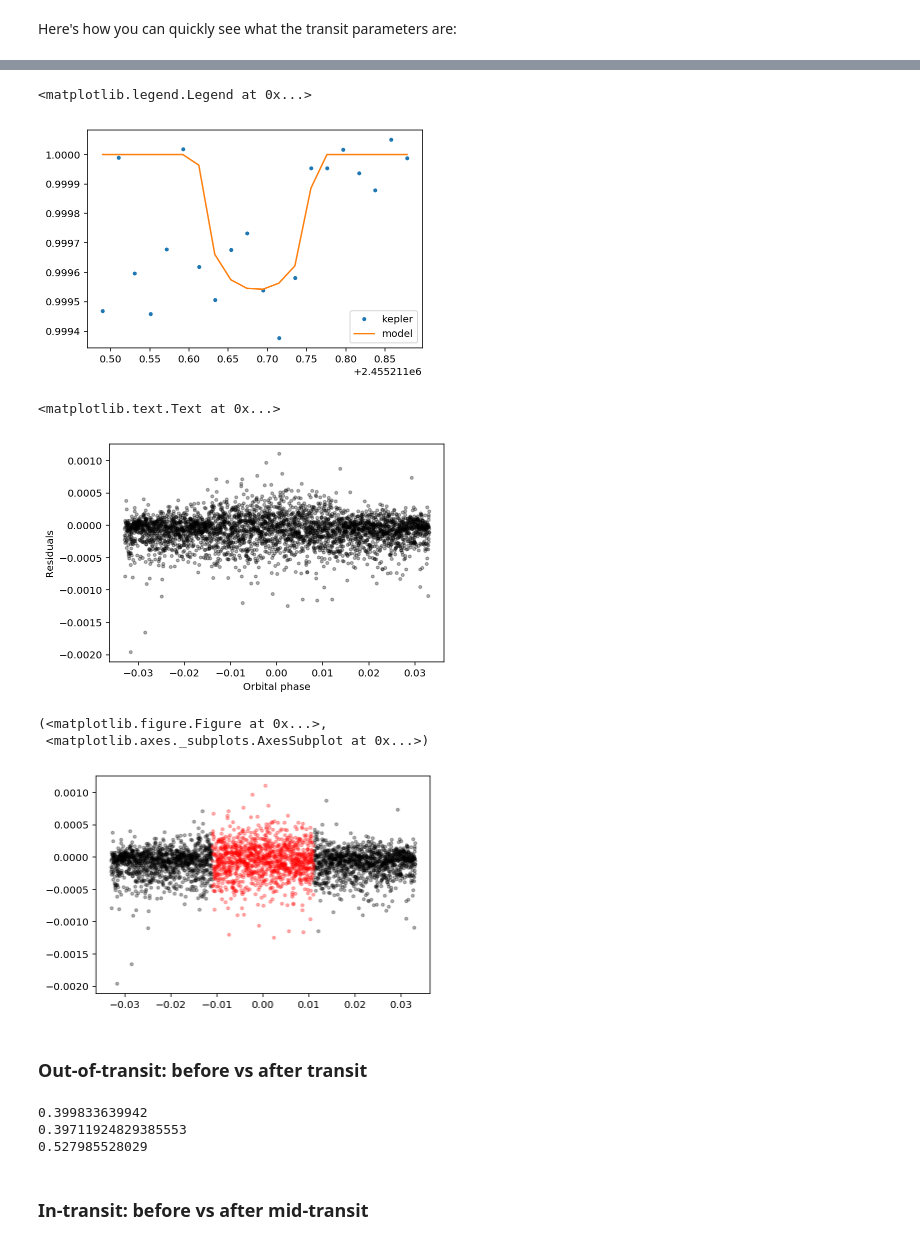
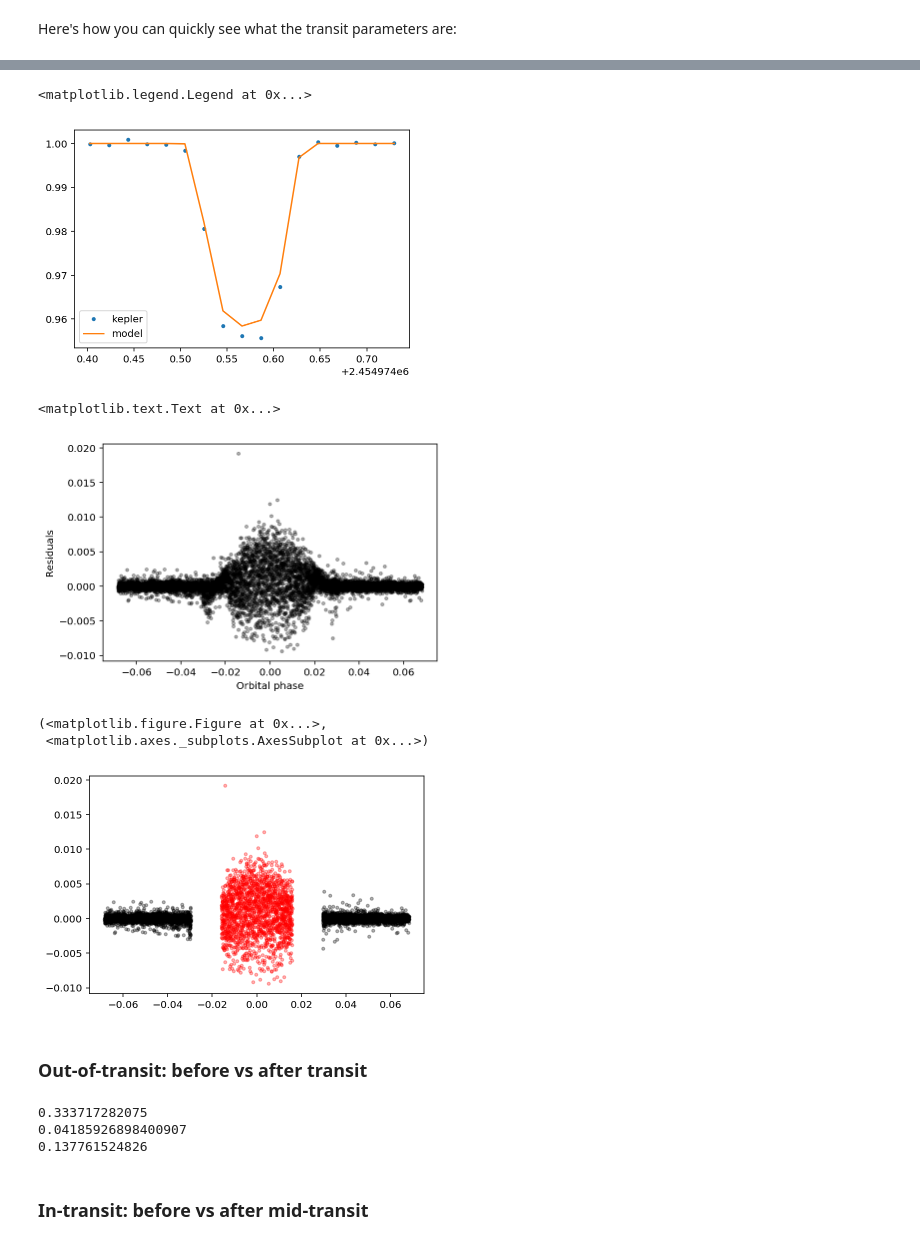
Before and after one commit to bmorris3/salter, a Jupyter notebook: show_lc.ipynb, the cells around one changed output, grey strips where cells are left out. Cells and saved outputs as stored; diff of their text form; code cells hidden in the pictures.

```diff
--- a/show_lc.ipynb
+++ b/show_lc.ipynb
@@ -13,7 +13,7 @@ hdf5_file = h5py.File("data/light_curves.hdf5", 'r')
 # %%
 # Specify a KIC number to get the light curve
 # Here are some numbers to try: 9705459, 10386922, 9651668
-kic_number = 4157325
+kic_number = 9705459#4157325
 whole_lc = LightCurve.from_hdf5(hdf5_file, kic_number)
 
 # Plot the light curve (raw SAP flux)
@@ -69,7 +69,7 @@ plt.plot(sample_transit.times.jd, model, label='model')
 plt.legend()
 # %% [output]
 <matplotlib.legend.Legend at 0x...>
-[figure, old version]
+[figure, new version]
 # %%
 # plot residuals of all transits:
 
@@ -79,17 +79,17 @@ plt.xlabel('Orbital phase')
 plt.ylabel('Residuals')
 # %% [output]
 <matplotlib.text.Text at 0x...>
-[figure, old version]
+[figure, new version]
 # %%
 from salter import Residuals
 
-r = Residuals(transits, whole_lc.params)
+r = Residuals(transits, whole_lc.params, buffer_duration=0.3)
 
 r.plot()
 # %% [output]
 (<matplotlib.figure.Figure at 0x...>,
  <matplotlib.axes._subplots.AxesSubplot at 0x...>)
-[figure, old version]
+[figure, new version]
 # %% [markdown]
 ### Out-of-transit: before vs after transit
 # %%
@@ -105,9 +105,9 @@ print(r.anderson(['out_of_transit', 'before_midtransit'],
 print(r.ttest(['out_of_transit', 'before_midtransit'],
               ['out_of_transit', 'after_midtransit']))
 # %% [output]
-0.399833639942
-0.39711924829385553
-0.527985528029
+0.333717282075
+0.04185926898400907
+0.137761524826
 # %% [markdown]
 ### In-transit: before vs after mid-transit
 # %%
```
Also changed, not shown: parts of 5 cells of this notebook, 7 other files.
